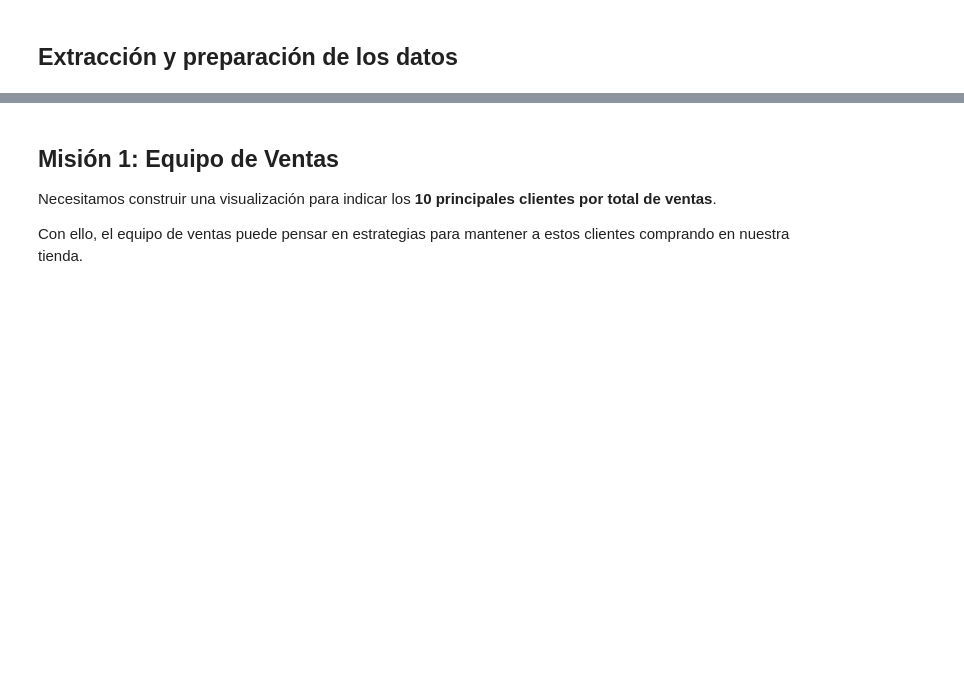
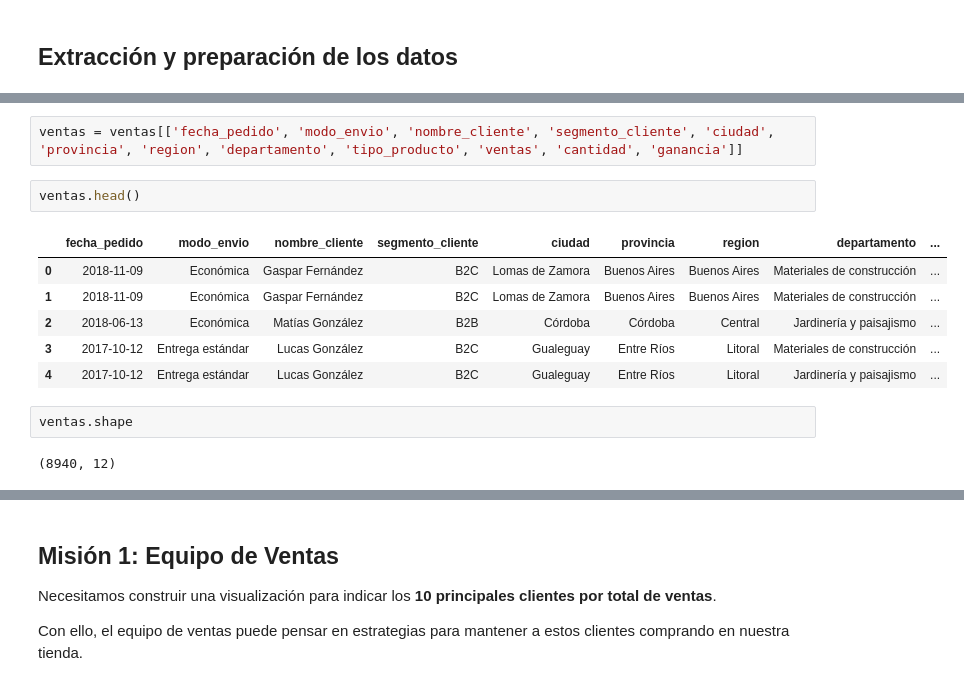
Before and after one commit to DiegoBecerra-lab/probando-python, a Jupyter notebook: Estilizacion_de_tablas.ipynb, the cells around one changed output, grey strips where cells are left out. Drawn from its saved outputs; the diff is of its cells as text; blank space fills up the shorter version.

```diff
--- a/Estilizacion_de_tablas.ipynb
+++ b/Estilizacion_de_tablas.ipynb
@@ -8,0 +25,15 @@
+# %%
+ventas = ventas[['fecha_pedido', 'modo_envio', 'nombre_cliente', 'segmento_cliente', 'ciudad', 'provincia', 'region', 'departamento', 'tipo_producto', 'ventas', 'cantidad', 'ganancia']]
+# %%
+ventas.head()
+# %% [output]
+|  | fecha_pedido | modo_envio | nombre_cliente | segmento_cliente | ciudad | provincia | region | departamento | ... |
+| 0 | 2018-11-09 | Económica | Gaspar Fernández | B2C | Lomas de Zamora | Buenos Aires | Buenos Aires | Materiales de construcción | ... |
+| 1 | 2018-11-09 | Económica | Gaspar Fernández | B2C | Lomas de Zamora | Buenos Aires | Buenos Aires | Materiales de construcción | ... |
+| 2 | 2018-06-13 | Económica | Matías González | B2B | Córdoba | Córdoba | Central | Jardinería y paisajismo | ... |
+| 3 | 2017-10-12 | Entrega estándar | Lucas González | B2C | Gualeguay | Entre Ríos | Litoral | Materiales de construcción | ... |
+| 4 | 2017-10-12 | Entrega estándar | Lucas González | B2C | Gualeguay | Entre Ríos | Litoral | Jardinería y paisajismo | ... |
+# %%
+ventas.shape
+# %% [output]
+(8940, 12)
```
Also changed, not shown: parts of 8 cells of this notebook.
